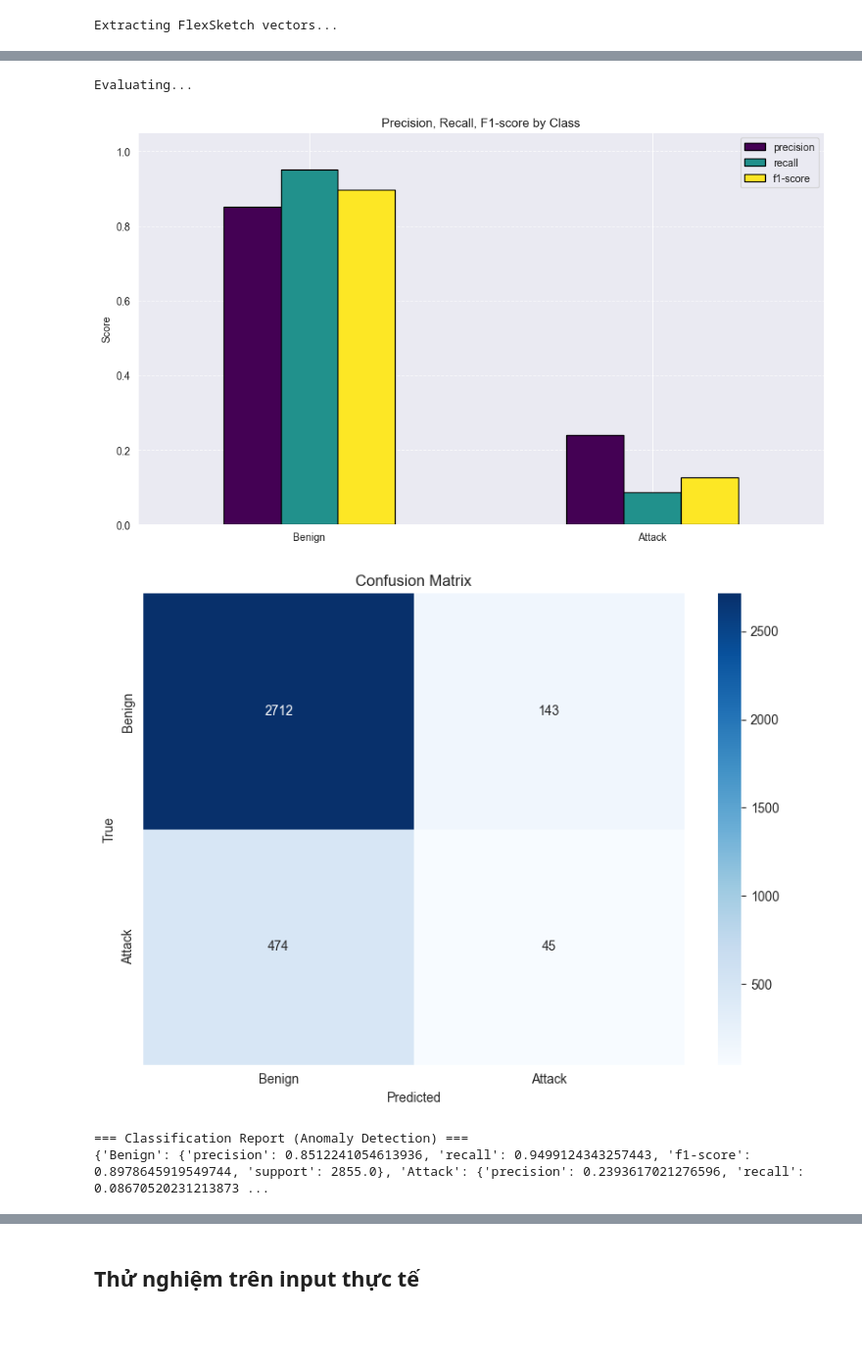
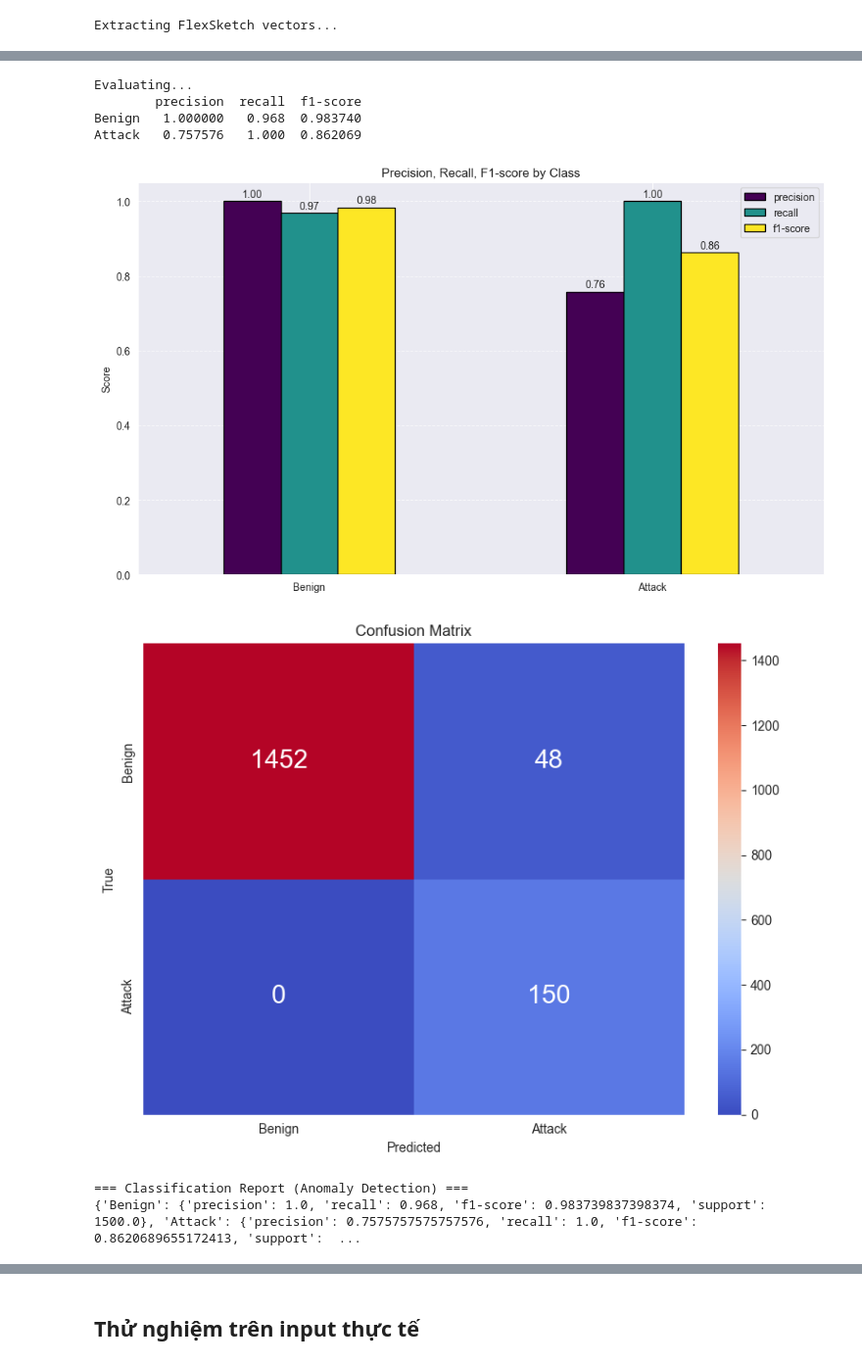
Before and after one commit to AnoTherK-ATK/RT-APT, a Jupyter notebook: src/SPADE/spade-train.ipynb, the cells around one changed output, grey strips where cells are left out. Shown at 98% size. Drawn from its saved outputs; the diff is of its cells as text; code cells hidden in the pictures; blank space fills up the shorter version.

```diff
--- a/src/SPADE/spade-train.ipynb
+++ b/src/SPADE/spade-train.ipynb
@@ -54,28 +63,32 @@ for log in tqdm(logs, desc="Graphs"):
 # %%
-
+edges = 0
+nodes = 0
 def build_graph_from_spade(events, _label = "benign"):
     G = nx.DiGraph()
-
+    global nodes
+    global edges
     for entry in events:
         if 'id' in entry:  # là một node
             node_id = entry['id']
             node_type = entry['type']
             label = entry.get('annotations', {}).get('subtype', node_type)
             G.add_node(node_id, label=label)
+            nodes += 1
         else:  # là một edge
             src = entry['from']
             dst = entry['to']
             label = entry['annotations'].get("operation", entry["type"])
             G.add_edge(src, dst, label=label)
             label = _label
-
+            edges += 1
     labels.append(label)
     return G
-file_name = "../../dataset/SPADE/reverse_shell.json"
+file_name = "../../dataset/SPADE/malware4_cleaned.json"
 with open(file_name, "r", encoding="utf-8") as f:
     logs = json.load(f)
 
-file_name = "../../dataset/SPADE/benign.json"
+file_name = "../../dataset/SPADE/benign_small.json"
 for log in tqdm(logs, desc="Graphs"):
     if(len(log) > 0):
         graphs.append(build_graph_from_spade(log, _label = "attack"))
+print(f"nodes: {nodes//150}, edges: {edges//150}")
@@ -165,7 +180,7 @@ y = labels
 print("Standardizing feature vectors...")
 scaler = StandardScaler()
 X_benign_scaled = scaler.fit_transform(X_benign)
-#X_attack_scaled = scaler.transform(X_attack)
+X_attack_scaled = scaler.transform(X_attack)
 X_all_scaled = scaler.transform(X)
 
 print("Training KMeans on benign samples...")
@@ -177,9 +192,9 @@ def min_distance(x):
 
 print("Computing anomaly threshold...")
 benign_dists = [min_distance(x) for x in tqdm(X_benign_scaled, desc="Benign distances")]
-threshold = np.percentile(benign_dists, 95)
+threshold = np.percentile(benign_dists, 96.8)
 
-with open("threshold_spade.json", "w") as f:
+with open("../../model/SPADE/threshold_spade.json", "w") as f:
     json.dump({"threshold": threshold}, f)
 
 print("Predicting anomalies...")
@@ -187,14 +202,13 @@ all_labels = [1 if cls == "attack" else 0 for cls in y]
 pred_labels = [1 if min_distance(x) > threshold else 0 for x in tqdm(X_all_scaled, desc="Predicting")]
 
 print("Evaluating...")
-if ("benign" in file_name) or ("idle" in file_name):
-    all_labels = all_labels[0: -1]
 
 report = classification_report(all_labels, pred_labels, target_names=["Benign", "Attack"], output_dict=True)
 df_report = pd.DataFrame(report).transpose()
 
 # Filter only Benign, Attack
 plot_data = df_report.loc[["Benign", "Attack"], ["precision", "recall", "f1-score"]]
+print(plot_data)
 
 # Plot
 ax = plot_data.plot(kind="bar", figsize=(10, 6), colormap='viridis', edgecolor='black')
@@ -205,19 +219,26 @@ plt.ylim(0, 1.05)
 plt.grid(True, axis='y', linestyle='--', alpha=0.6)
 plt.legend(loc='upper right')
 plt.tight_layout()
+
+# Thêm số trên cột
+for container in ax.containers:
+    ax.bar_label(container, fmt='%.2f', label_type='edge', padding=2)
+
 plt.show()
+
 
 cm = confusion_matrix(all_labels, pred_labels)
 plt.figure(figsize=(8, 6))
-sns.heatmap(cm, annot=True, fmt='d', cmap='Blues', xticklabels=["Benign", "Attack"], yticklabels=["Benign", "Attack"])
+colormap = sns.color_palette("coolwarm", 500, as_cmap=True)
+sns.heatmap(cm, annot=True, fmt='d', cmap=colormap, xticklabels=["Benign", "Attack"], yticklabels=["Benign", "Attack"], annot_kws={"size": 20})
 plt.title("Confusion Matrix")
 plt.xlabel("Predicted")
 plt.ylabel("True")
 plt.tight_layout()
 plt.show()
 
-model_path = "kmeans_model_spade.joblib"
-scaler_path = "scaler_spade.joblib"
+model_path = "../../model/SPADE/kmeans_model_spade.joblib"
+scaler_path = "../../model/SPADE/scaler_spade.joblib"
 
 joblib.dump(kmeans, model_path)
 joblib.dump(scaler, scaler_path)
@@ -228,34 +249,37 @@ print(report)
 pca = PCA(n_components=2)
 X_2d = pca.fit_transform(X_benign_scaled)
 centroids_2d = pca.transform(kmeans.cluster_centers_)
 
 # Predict cluster labels for visualization
 cluster_labels = kmeans.predict(X_benign_scaled)
 
 # Plot clusters with centroids
 plt.figure(figsize=(10, 6))
 scatter = plt.scatter(X_2d[:, 0], X_2d[:, 1], c=cluster_labels, cmap="tab10", alpha=0.6, label="Data Points")
 #plt.scatter(centroids_2d[:, 0], centroids_2d[:, 1], c='yellow', marker='X', s=200, edgecolor='black', label="Centroids")
 
 # Annotate centroids
 for i, (x, y) in enumerate(centroids_2d):
     plt.text(x, y, f'C{i}', fontsize=10, ha='center', va='center', weight='bold', color='black')
 
 plt.title("KMeans Clustering with Centroids (PCA 2D Projection)")
 plt.xlabel("PCA Component 1")
 plt.ylabel("PCA Component 2")
 plt.legend()
 plt.grid(True)
 plt.tight_layout()
 plt.show()
 # %% [output]
 Splitting benign and attack samples...
 Standardizing feature vectors...
 Training KMeans on benign samples...
 Computing anomaly threshold...
 Predicting anomalies...
 Evaluating...
+        precision  recall  f1-score
+Benign   1.000000   0.968  0.983740
+Attack   0.757576   1.000  0.862069
-[figure, old version]
+[figure, new version]
-[figure, old version]
+[figure, new version]
 === Classification Report (Anomaly Detection) ===
-{'Benign': {'precision': 0.8512241054613936, 'recall': 0.9499124343257443, 'f1-score': 0.8978645919549744, 'support': 2855.0}, 'Attack': {'precision': 0.2393617021276596, 'recall': 0.08670520231213873 ...
+{'Benign': {'precision': 1.0, 'recall': 0.968, 'f1-score': 0.983739837398374, 'support': 1500.0}, 'Attack': {'precision': 0.7575757575757576, 'recall': 1.0, 'f1-score': 0.8620689655172413, 'support':  ...
```
Also changed, not shown: parts of 7 cells of this notebook, 6 other files.
